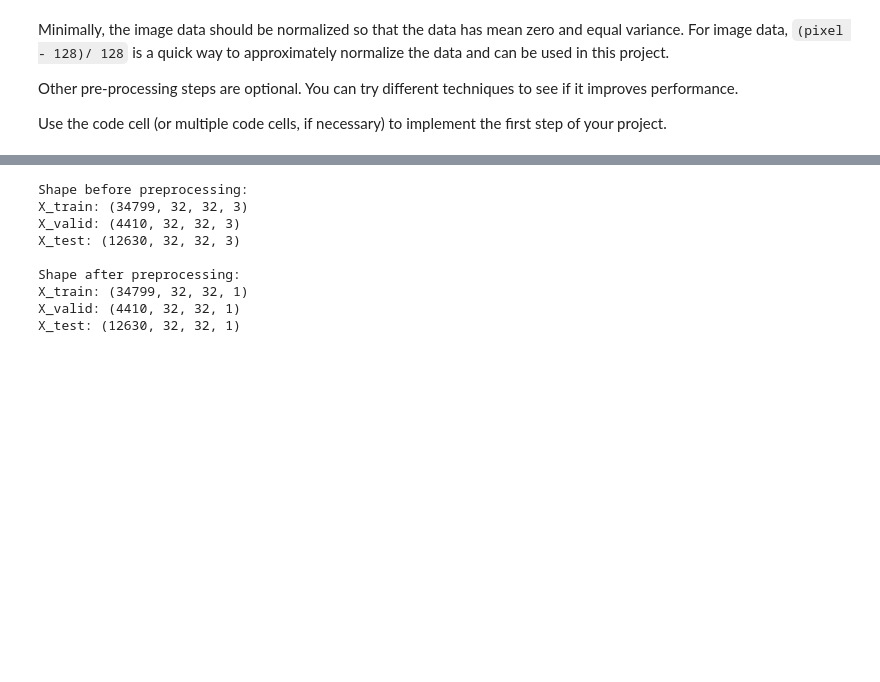
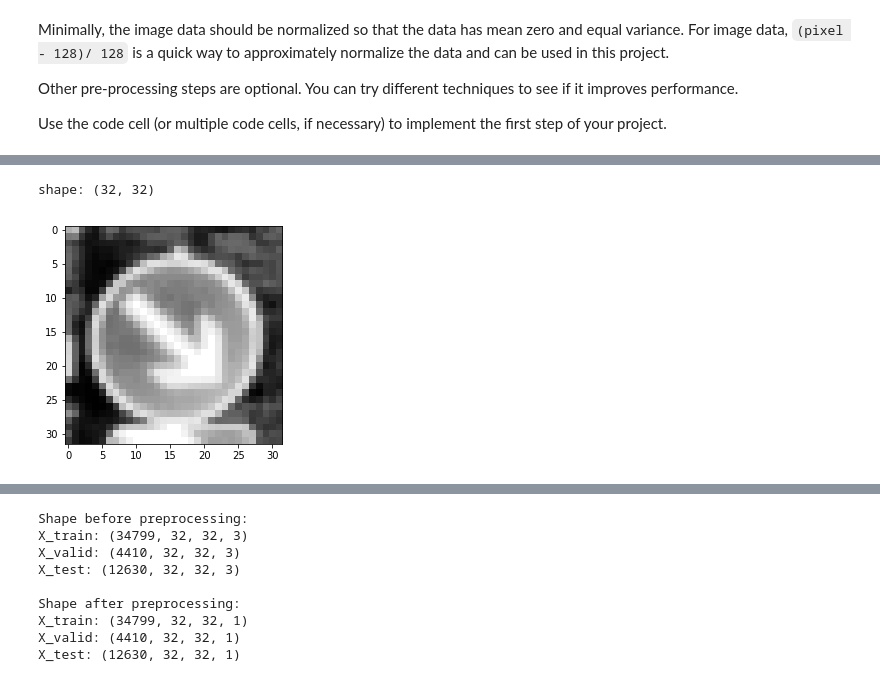
Before and after one commit to ldfo/traffic-sign-classifier, a Jupyter notebook: Traffic_Sign_Classifier.ipynb, the cells around one changed output, grey strips where cells are left out. Saved outputs shown, nothing was run; the diff lists cells and outputs as text; code cells hidden in the pictures; blank space fills up the shorter version.

```diff
--- a/Traffic_Sign_Classifier.ipynb
+++ b/Traffic_Sign_Classifier.ipynb
@@ -187,0 +206,8 @@ def preprocess(x):
+# %%
+# equalize
+img_eq = cv2.equalizeHist(bw_img)
+plt.imshow(img_eq, cmap='gray');
+print('shape:', img_eq.shape)
+# %% [output]
+shape: (32, 32)
+[figure, added]
```
Also changed, not shown: parts of 14 cells of this notebook, 8 other files.
